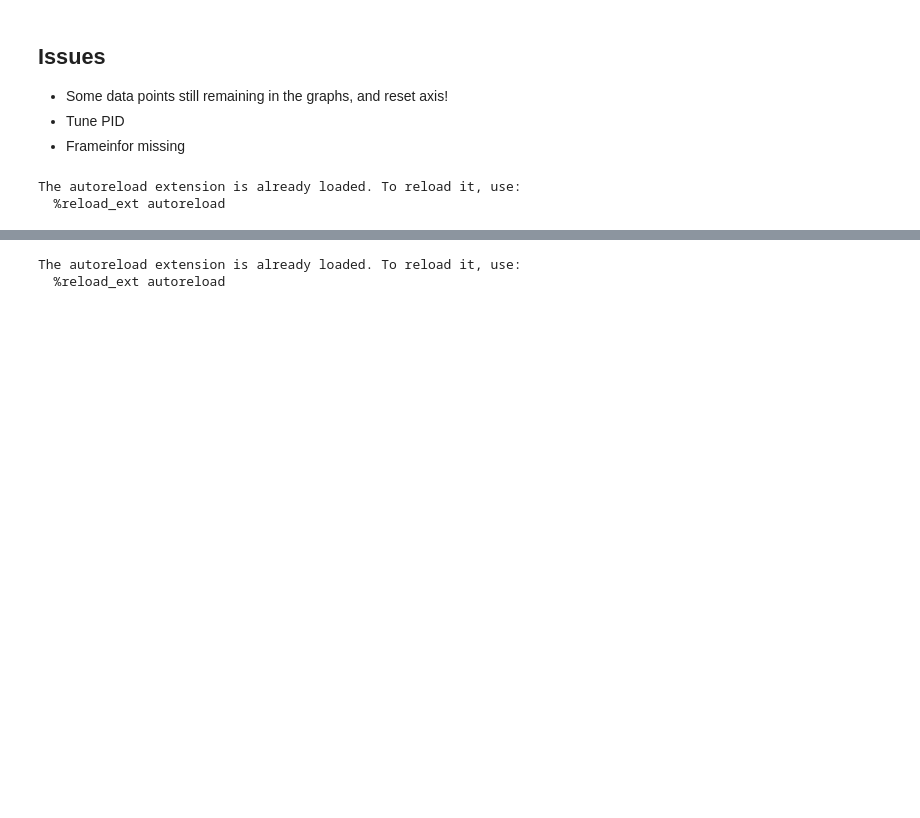
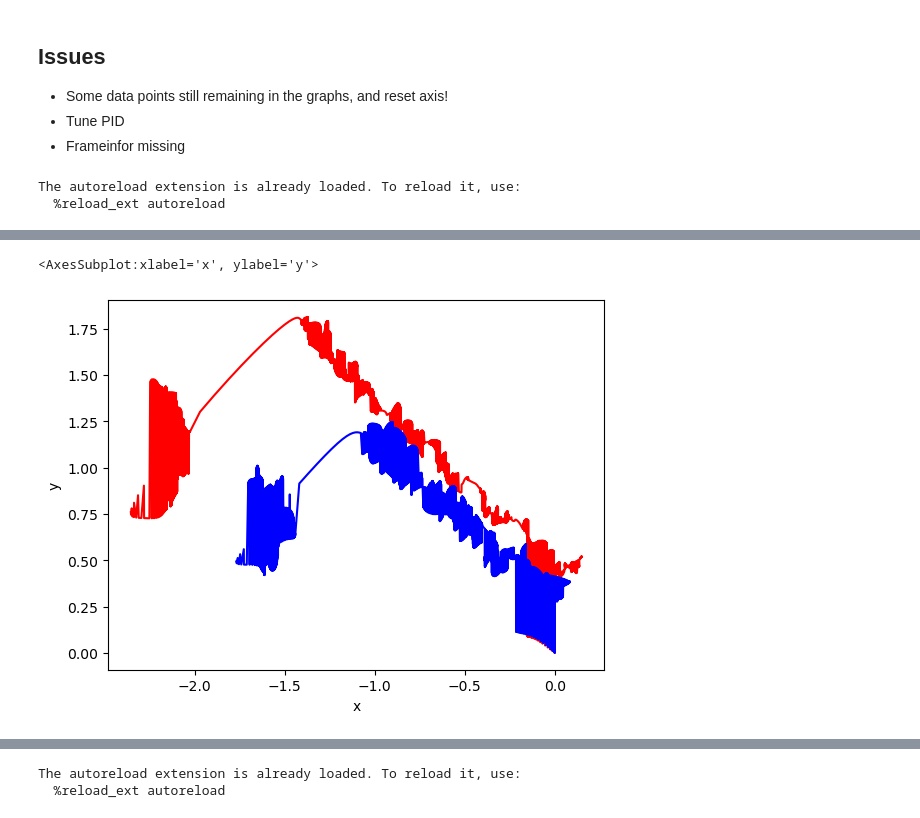
Before and after one commit to ArttuD/MicrorheologyProto, a Jupyter notebook: Notebook.ipynb, the cells around one changed output, grey strips where cells are left out. Drawn from its saved outputs; the diff is of its cells as text; code cells hidden in the pictures; blank space fills up the shorter version.

```diff
--- a/Notebook.ipynb
+++ b/Notebook.ipynb
@@ -227,0 +414,11 @@ analysis.process_single(path_2, path_1, True, 0)
+# %%
+mm_ref = mm[mm["type"]=="ref"].reset_index()
+mm_mg = mm[mm["type"]=="mg"].reset_index()
+mm_mg["x_ref"] = mm_mg["x"] - mm_ref["x"]
+mm_mg["y_ref"] = mm_mg["y"] - mm_ref["y"]
+
+sns.lineplot(x="x", y="y", data = mm_mg, color = "r")
+sns.lineplot(x="x_ref", y="y_ref", data = mm_mg, color = "b")
+# %% [output]
+<AxesSubplot:xlabel='x', ylabel='y'>
+[figure, added]
```
Also changed, not shown: parts of 10 cells of this notebook, 1 other file.
